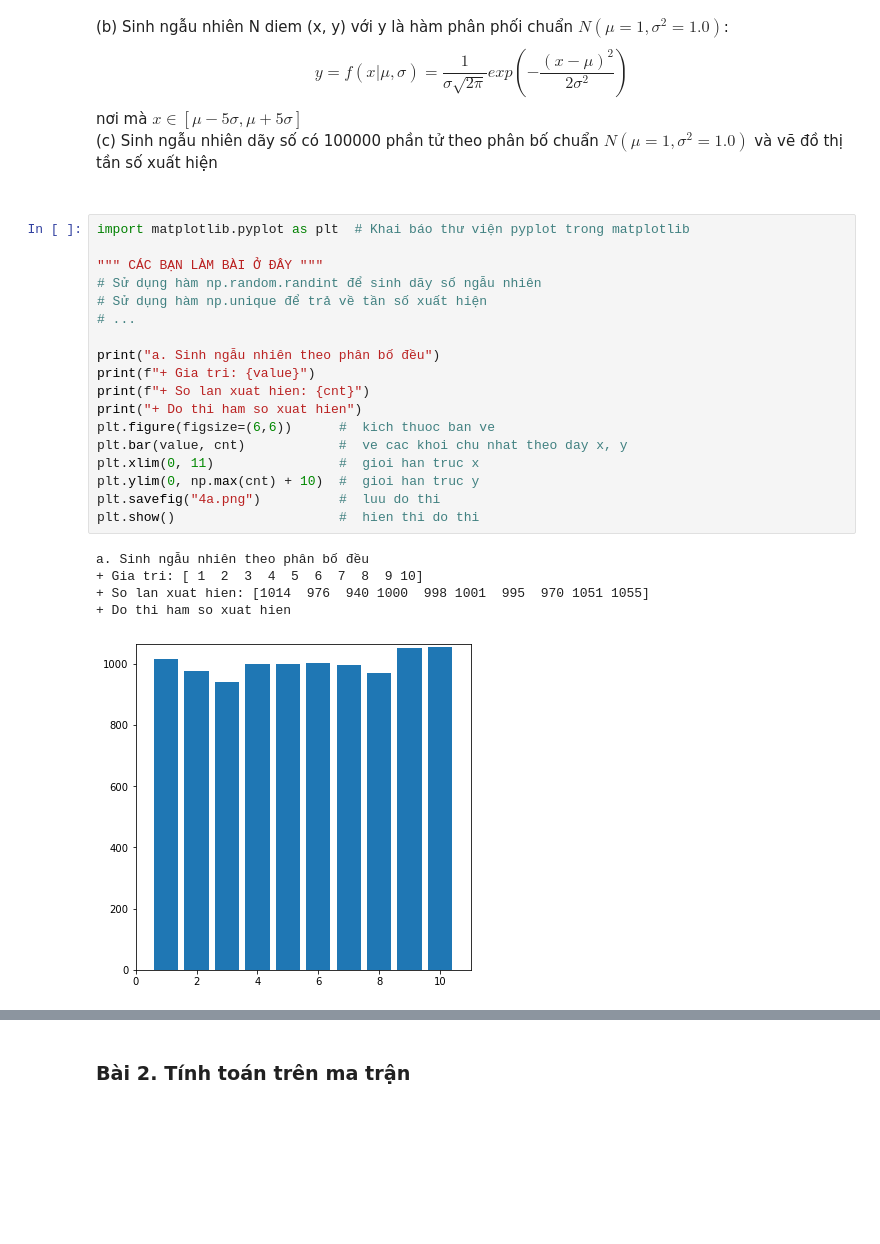
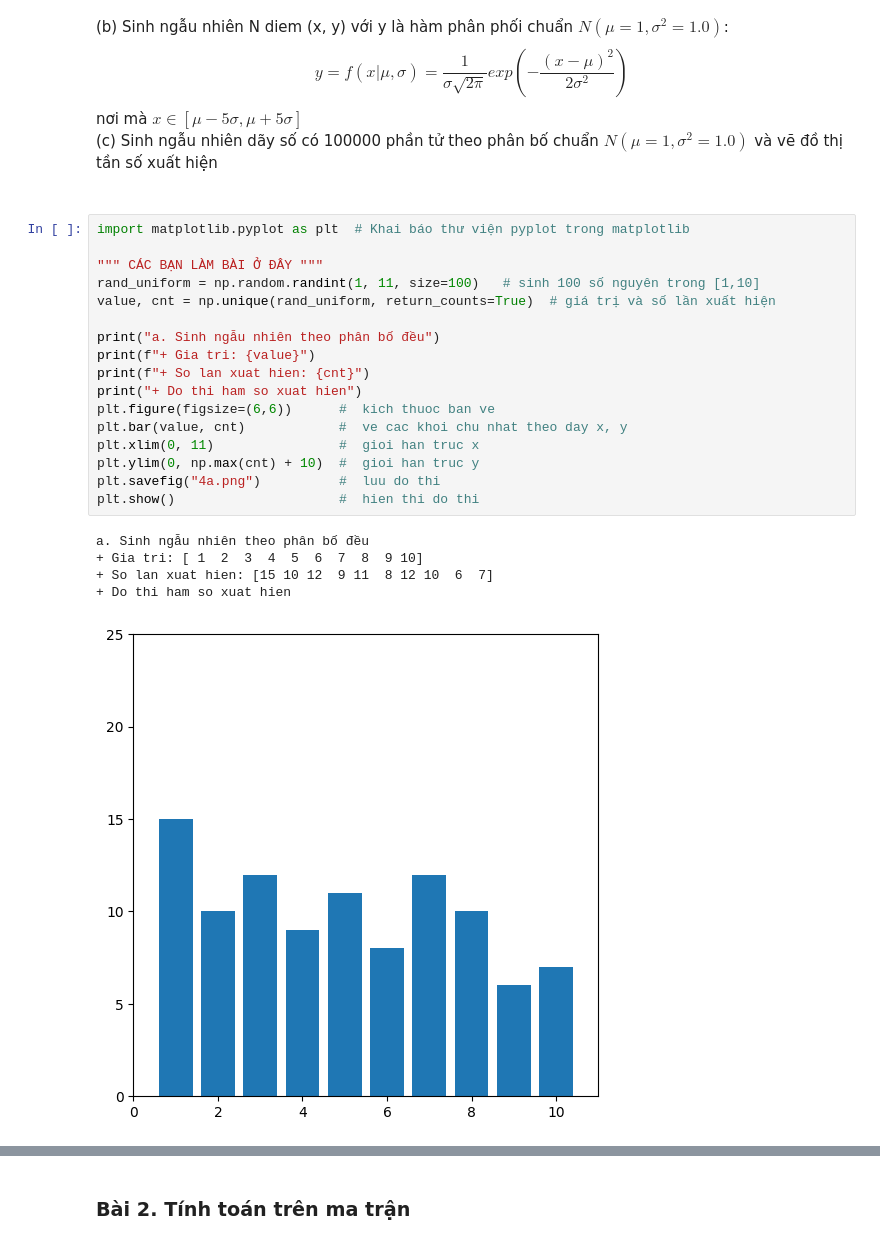
Before and after one commit to DytAn01/sgu25_data_analytics, a Jupyter notebook: exerciese/DA02/04_exercise_02.ipynb, the cells around one changed output, grey strips where cells are left out. Drawn from its saved outputs; the diff is of its cells as text; blank space fills up the shorter version.

```diff
--- a/exerciese/DA02/04_exercise_02.ipynb
+++ b/exerciese/DA02/04_exercise_02.ipynb
@@ -147,26 +161,25 @@ d. Tìm khoảng cách nhỏ nhất giữa tập a và x. Ví dụ: min({1, 3, 5
 # %%
 import matplotlib.pyplot as plt  # Khai báo thư viện pyplot trong matplotlib
 
 """ CÁC BẠN LÀM BÀI Ở ĐÂY """
-# Sử dụng hàm np.random.randint để sinh dãy số ngẫu nhiên
-# Sử dụng hàm np.unique để trả về tần số xuất hiện
-# ...
+rand_uniform = np.random.randint(1, 11, size=100)   # sinh 100 số nguyên trong [1,10]
+value, cnt = np.unique(rand_uniform, return_counts=True)  # giá trị và số lần xuất hiện
 
 print("a. Sinh ngẫu nhiên theo phân bố đều")
 print(f"+ Gia tri: {value}")
 print(f"+ So lan xuat hien: {cnt}")
 print("+ Do thi ham so xuat hien")
 plt.figure(figsize=(6,6))      #  kich thuoc ban ve
 plt.bar(value, cnt)            #  ve cac khoi chu nhat theo day x, y
 plt.xlim(0, 11)                #  gioi han truc x
 plt.ylim(0, np.max(cnt) + 10)  #  gioi han truc y
 plt.savefig("4a.png")          #  luu do thi
 plt.show()                     #  hien thi do thi
 # %% [output]
 a. Sinh ngẫu nhiên theo phân bố đều
 + Gia tri: [ 1  2  3  4  5  6  7  8  9 10]
-+ So lan xuat hien: [1014  976  940 1000  998 1001  995  970 1051 1055]
++ So lan xuat hien: [15 10 12  9 11  8 12 10  6  7]
 + Do thi ham so xuat hien
-[figure, old version]
+[figure, new version]
 # %%
 """ CÁC BẠN LÀM BÀI Ở ĐÂY """
```
Also changed, not shown: parts of 14 cells of this notebook, 5 other files.
